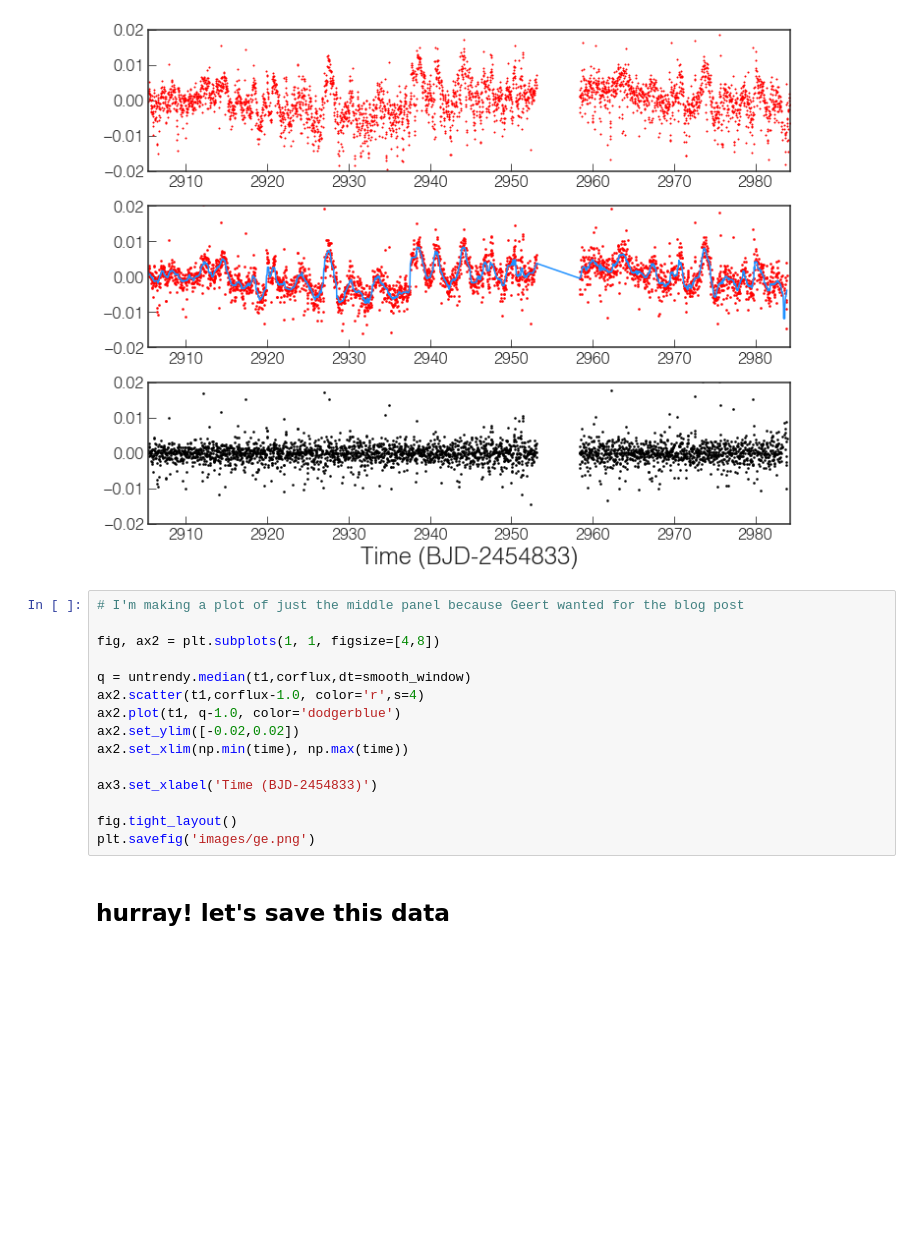
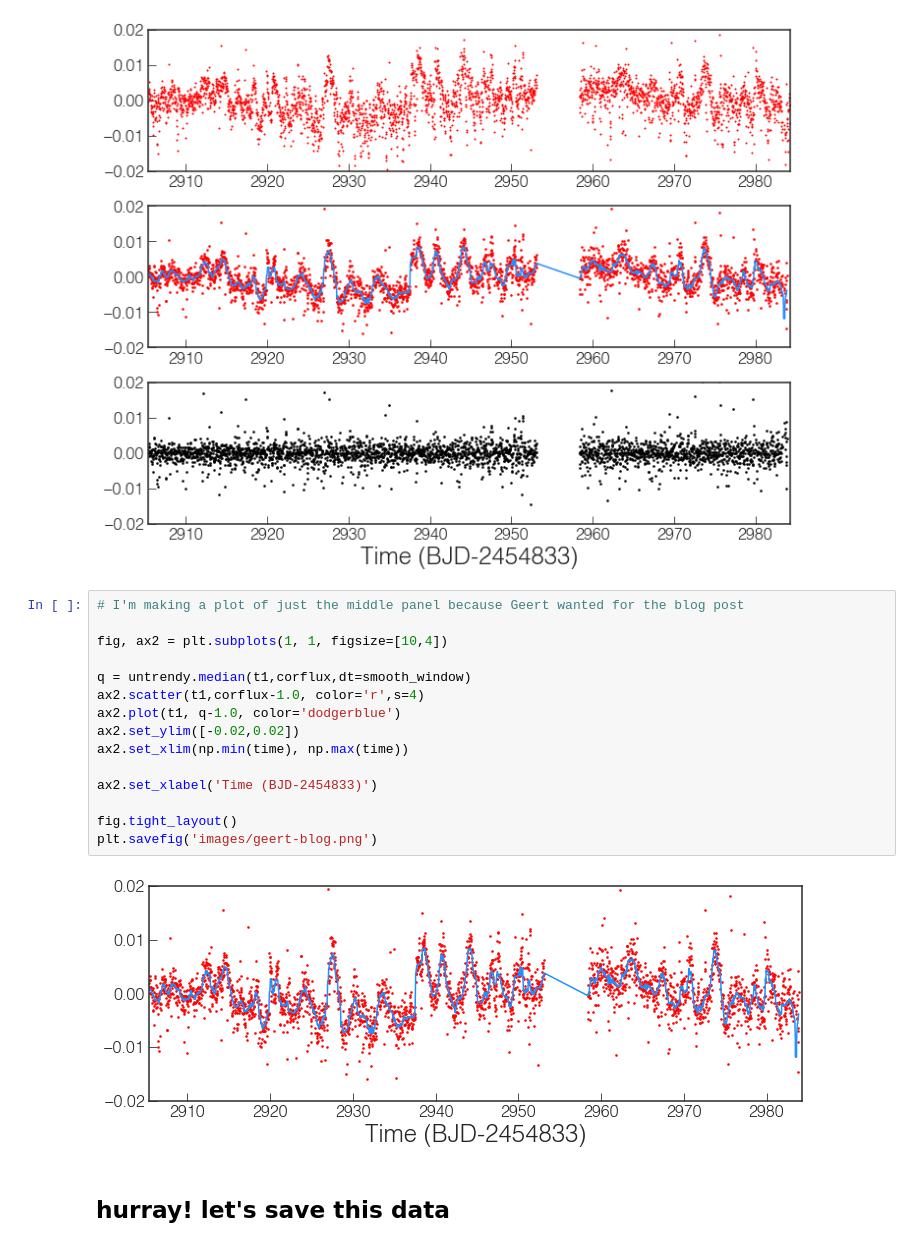
Before and after one commit to mrtommyb/trappist-lc, a Jupyter notebook: TRAPPIST-1-transit-code.ipynb, the cells around one changed output. Drawn from its saved outputs; the diff is of its cells as text; blank space fills up the shorter version.

Commit message:
geert ws being awkward

```diff
--- a/TRAPPIST-1-transit-code.ipynb
+++ b/TRAPPIST-1-transit-code.ipynb
@@ -127,18 +127,20 @@ plt.savefig('images/lcdetrending.png')
 # %%
 # I'm making a plot of just the middle panel because Geert wanted for the blog post
 
-fig, ax2 = plt.subplots(1, 1, figsize=[4,8])
+fig, ax2 = plt.subplots(1, 1, figsize=[10,4])
 
 q = untrendy.median(t1,corflux,dt=smooth_window)
 ax2.scatter(t1,corflux-1.0, color='r',s=4)
 ax2.plot(t1, q-1.0, color='dodgerblue')
 ax2.set_ylim([-0.02,0.02])
 ax2.set_xlim(np.min(time), np.max(time))
 
-ax3.set_xlabel('Time (BJD-2454833)')
+ax2.set_xlabel('Time (BJD-2454833)')
 
 fig.tight_layout()
-plt.savefig('images/ge.png')
+plt.savefig('images/geert-blog.png')
+# %% [output]
+[figure, added]
 # %% [markdown]
 ## hurray! let's save this data
 # %%
```
